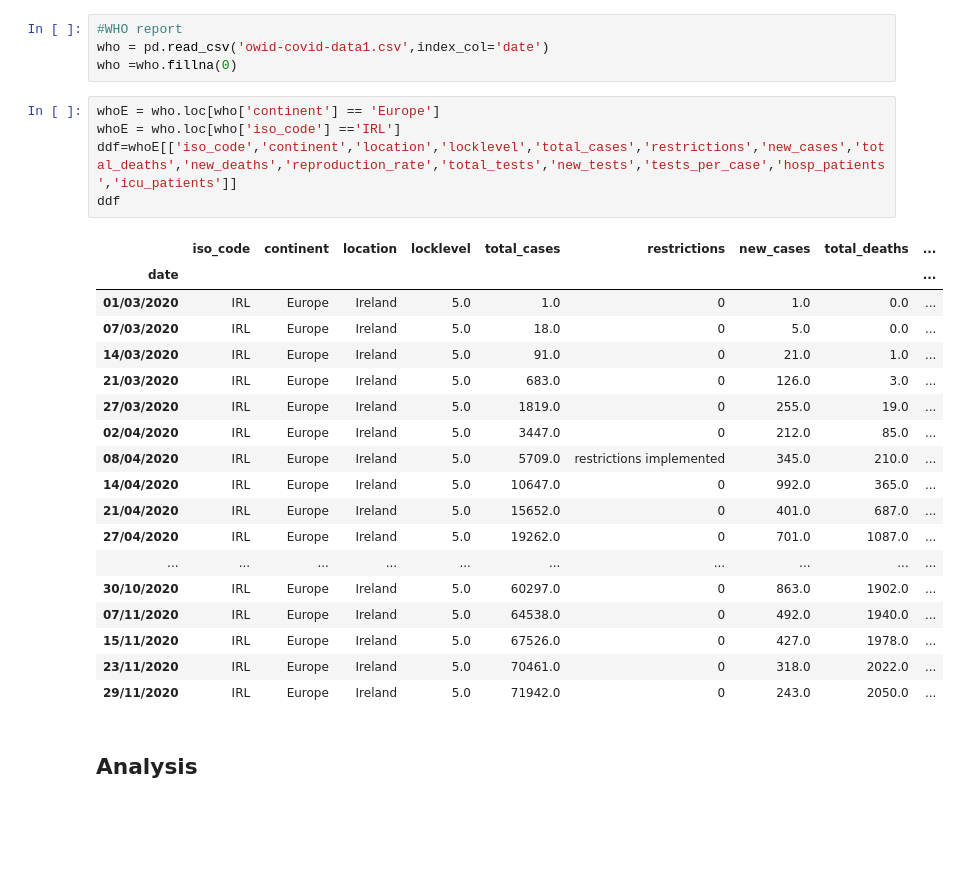
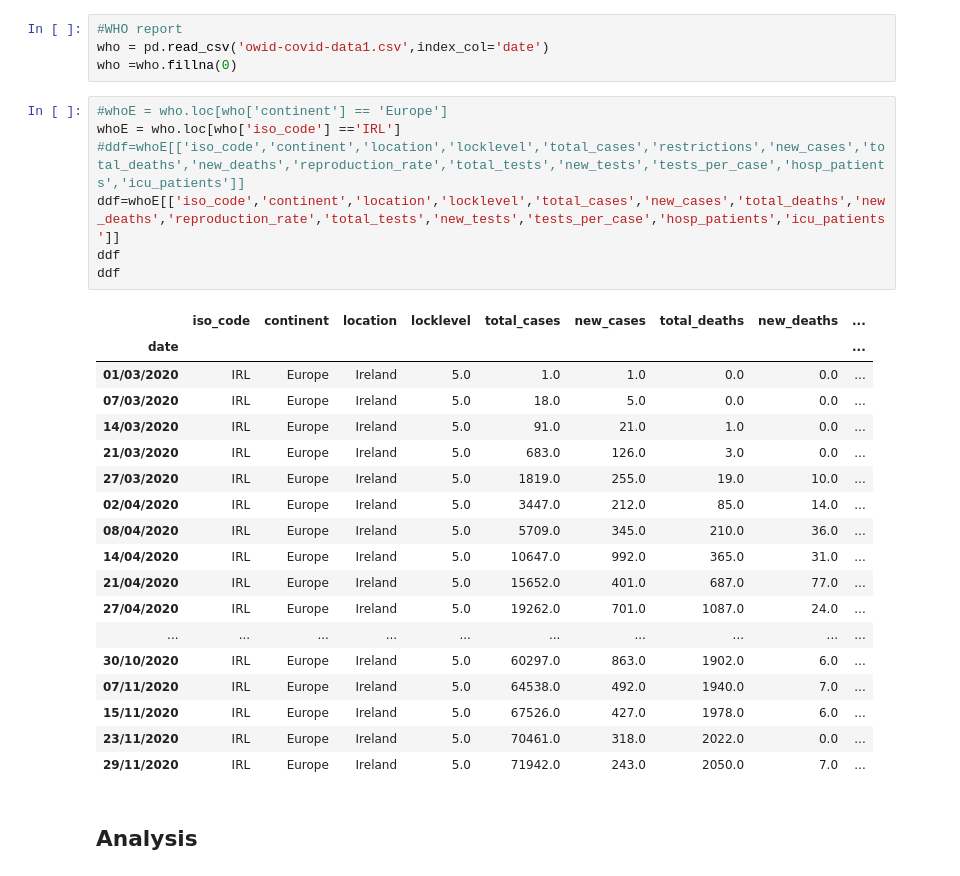
Before and after one commit to G00387859/programming-for-data-analysis-assignment, a Jupyter notebook: Project2020.ipynb, the cells around one changed output. Cells and saved outputs as stored; diff of their text form; blank space fills up the shorter version.

```diff
--- a/Project2020.ipynb
+++ b/Project2020.ipynb
@@ -32,29 +38,31 @@ ddf1 = ddf.fillna(0)
 who = pd.read_csv('owid-covid-data1.csv',index_col='date')
 who =who.fillna(0)
 # %%
-whoE = who.loc[who['continent'] == 'Europe']
+#whoE = who.loc[who['continent'] == 'Europe']
 whoE = who.loc[who['iso_code'] =='IRL']
-ddf=whoE[['iso_code','continent','location','locklevel','total_cases','restrictions','new_cases','total_deaths','new_deaths','reproduction_rate','total_tests','new_tests','tests_per_case','hosp_patients','icu_patients']]
+#ddf=whoE[['iso_code','continent','location','locklevel','total_cases','restrictions','new_cases','total_deaths','new_deaths','reproduction_rate','total_tests','new_tests','tests_per_case','hosp_patients','icu_patients']]
+ddf=whoE[['iso_code','continent','location','locklevel','total_cases','new_cases','total_deaths','new_deaths','reproduction_rate','total_tests','new_tests','tests_per_case','hosp_patients','icu_patients']]
 ddf
+ddf
 # %% [output]
-|  | iso_code | continent | location | locklevel | total_cases | restrictions | new_cases | total_deaths | ... |
+|  | iso_code | continent | location | locklevel | total_cases | new_cases | total_deaths | new_deaths | ... |
 | date |  |  |  |  |  |  |  |  | ... |
-| 01/03/2020 | IRL | Europe | Ireland | 5.0 | 1.0 | 0 | 1.0 | 0.0 | ... |
-| 07/03/2020 | IRL | Europe | Ireland | 5.0 | 18.0 | 0 | 5.0 | 0.0 | ... |
-| 14/03/2020 | IRL | Europe | Ireland | 5.0 | 91.0 | 0 | 21.0 | 1.0 | ... |
-| 21/03/2020 | IRL | Europe | Ireland | 5.0 | 683.0 | 0 | 126.0 | 3.0 | ... |
-| 27/03/2020 | IRL | Europe | Ireland | 5.0 | 1819.0 | 0 | 255.0 | 19.0 | ... |
-| 02/04/2020 | IRL | Europe | Ireland | 5.0 | 3447.0 | 0 | 212.0 | 85.0 | ... |
-| 08/04/2020 | IRL | Europe | Ireland | 5.0 | 5709.0 | restrictions implemented | 345.0 | 210.0 | ... |
-| 14/04/2020 | IRL | Europe | Ireland | 5.0 | 10647.0 | 0 | 992.0 | 365.0 | ... |
-| 21/04/2020 | IRL | Europe | Ireland | 5.0 | 15652.0 | 0 | 401.0 | 687.0 | ... |
-| 27/04/2020 | IRL | Europe | Ireland | 5.0 | 19262.0 | 0 | 701.0 | 1087.0 | ... |
+| 01/03/2020 | IRL | Europe | Ireland | 5.0 | 1.0 | 1.0 | 0.0 | 0.0 | ... |
+| 07/03/2020 | IRL | Europe | Ireland | 5.0 | 18.0 | 5.0 | 0.0 | 0.0 | ... |
+| 14/03/2020 | IRL | Europe | Ireland | 5.0 | 91.0 | 21.0 | 1.0 | 0.0 | ... |
+| 21/03/2020 | IRL | Europe | Ireland | 5.0 | 683.0 | 126.0 | 3.0 | 0.0 | ... |
+| 27/03/2020 | IRL | Europe | Ireland | 5.0 | 1819.0 | 255.0 | 19.0 | 10.0 | ... |
+| 02/04/2020 | IRL | Europe | Ireland | 5.0 | 3447.0 | 212.0 | 85.0 | 14.0 | ... |
+| 08/04/2020 | IRL | Europe | Ireland | 5.0 | 5709.0 | 345.0 | 210.0 | 36.0 | ... |
+| 14/04/2020 | IRL | Europe | Ireland | 5.0 | 10647.0 | 992.0 | 365.0 | 31.0 | ... |
+| 21/04/2020 | IRL | Europe | Ireland | 5.0 | 15652.0 | 401.0 | 687.0 | 77.0 | ... |
+| 27/04/2020 | IRL | Europe | Ireland | 5.0 | 19262.0 | 701.0 | 1087.0 | 24.0 | ... |
 | ... | ... | ... | ... | ... | ... | ... | ... | ... | ... |
-| 30/10/2020 | IRL | Europe | Ireland | 5.0 | 60297.0 | 0 | 863.0 | 1902.0 | ... |
-| 07/11/2020 | IRL | Europe | Ireland | 5.0 | 64538.0 | 0 | 492.0 | 1940.0 | ... |
-| 15/11/2020 | IRL | Europe | Ireland | 5.0 | 67526.0 | 0 | 427.0 | 1978.0 | ... |
-| 23/11/2020 | IRL | Europe | Ireland | 5.0 | 70461.0 | 0 | 318.0 | 2022.0 | ... |
-| 29/11/2020 | IRL | Europe | Ireland | 5.0 | 71942.0 | 0 | 243.0 | 2050.0 | ... |
+| 30/10/2020 | IRL | Europe | Ireland | 5.0 | 60297.0 | 863.0 | 1902.0 | 6.0 | ... |
+| 07/11/2020 | IRL | Europe | Ireland | 5.0 | 64538.0 | 492.0 | 1940.0 | 7.0 | ... |
+| 15/11/2020 | IRL | Europe | Ireland | 5.0 | 67526.0 | 427.0 | 1978.0 | 6.0 | ... |
+| 23/11/2020 | IRL | Europe | Ireland | 5.0 | 70461.0 | 318.0 | 2022.0 | 0.0 | ... |
+| 29/11/2020 | IRL | Europe | Ireland | 5.0 | 71942.0 | 243.0 | 2050.0 | 7.0 | ... |
 # %% [markdown]
 ## Analysis
 # %% [markdown]
```
Also changed, not shown: parts of 13 cells of this notebook, 1 other file.
